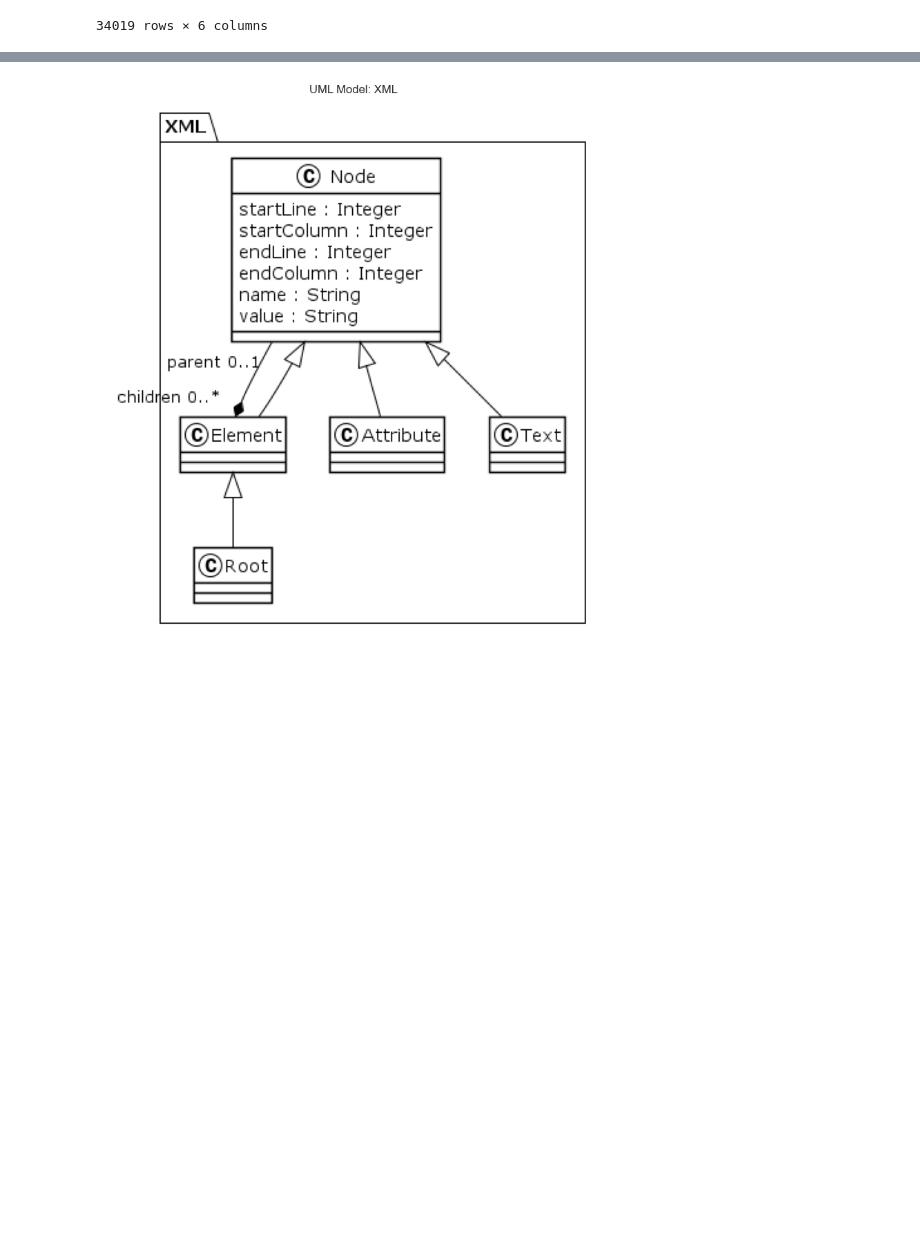
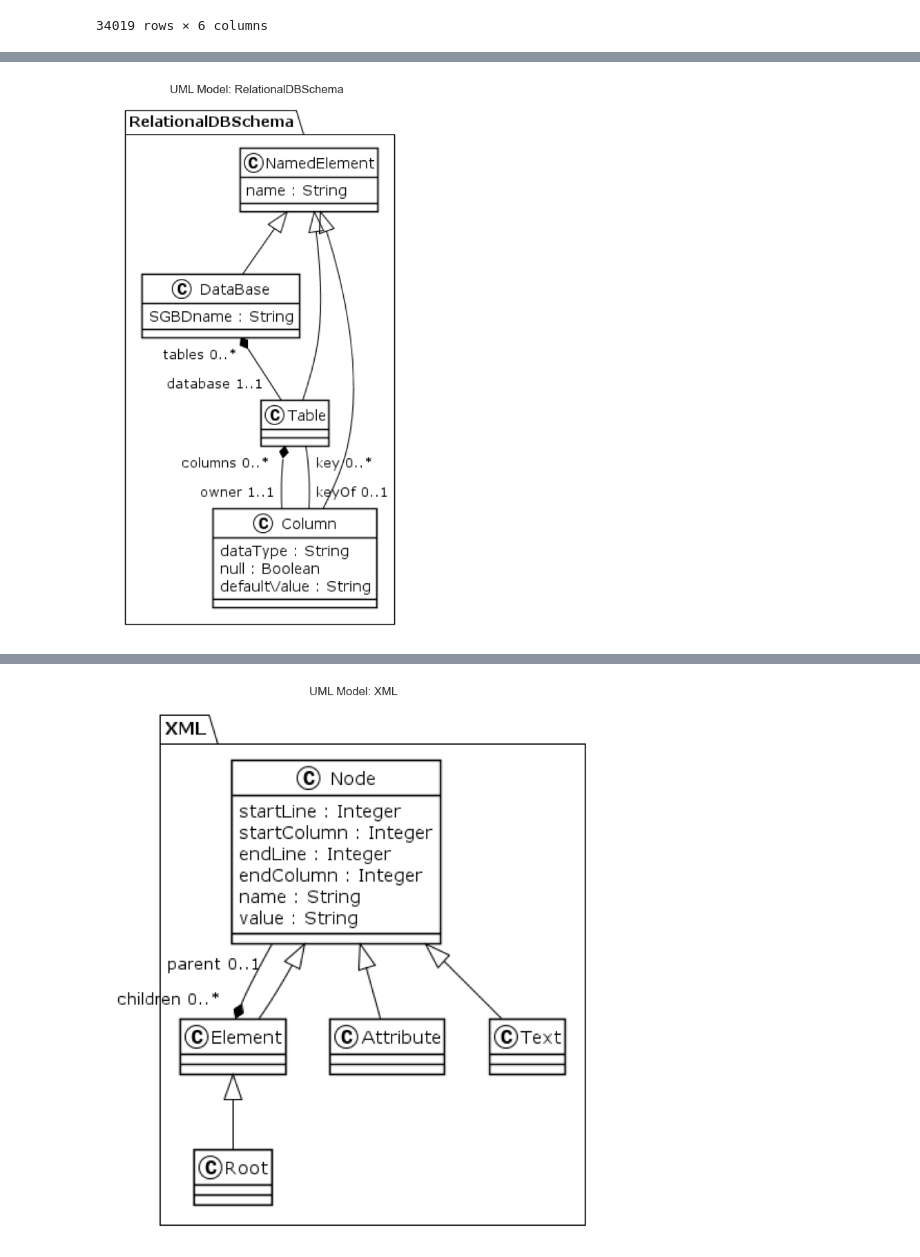
Before and after one commit to piachouaifaty/uml-classes-and-specs, a Jupyter notebook: explorer.ipynb, the cells around one changed output, grey strips where cells are left out. Drawn from its saved outputs; the diff is of its cells as text; code cells hidden in the pictures; blank space fills up the shorter version.

```diff
--- a/explorer.ipynb
+++ b/explorer.ipynb
@@ -256,0 +262,4 @@ matched_df
+# %%
+display_model_image("RelationalDBSchema")
+# %% [output]
+[figure, added]
```
Also changed, not shown: parts of 19 cells of this notebook, 6 other files.
